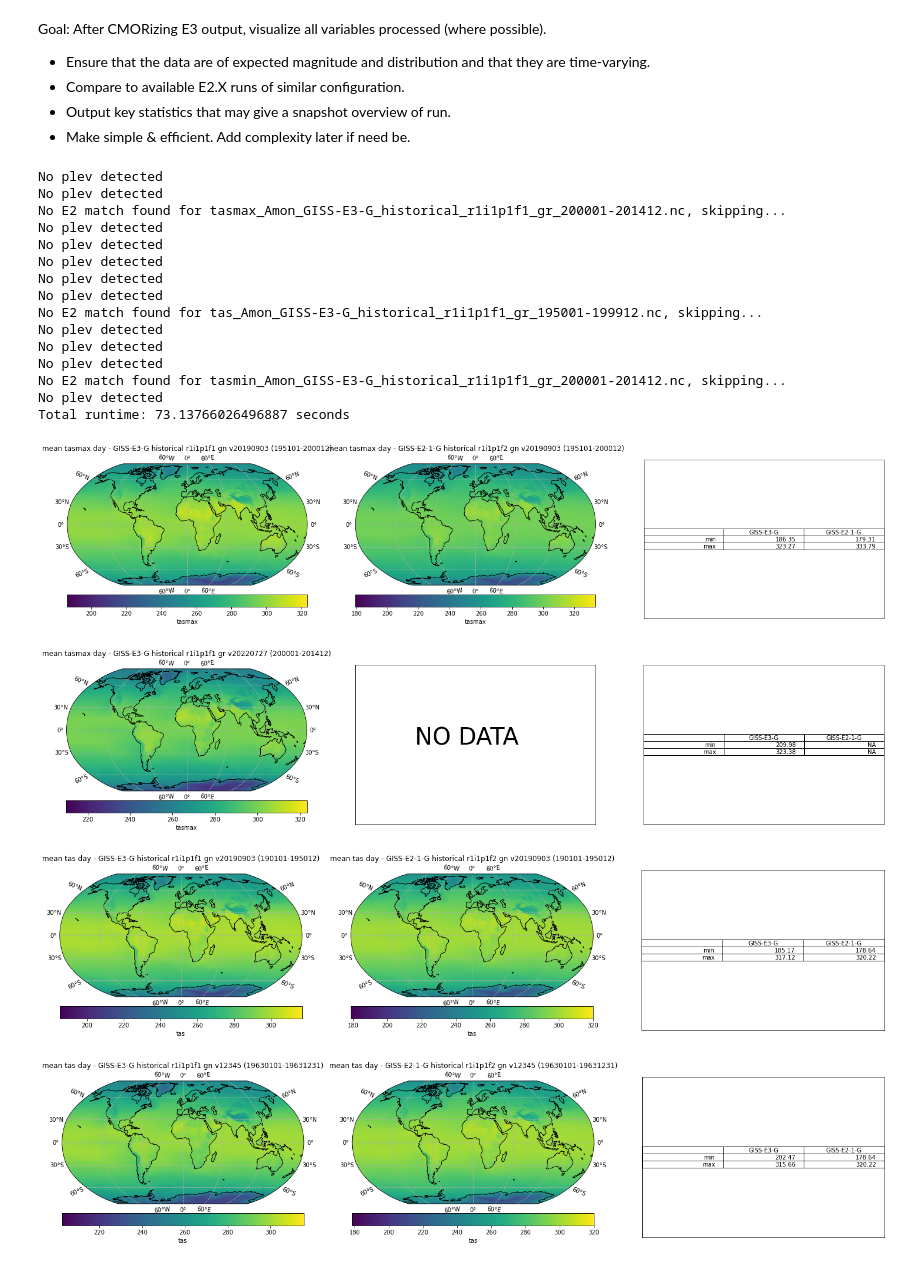
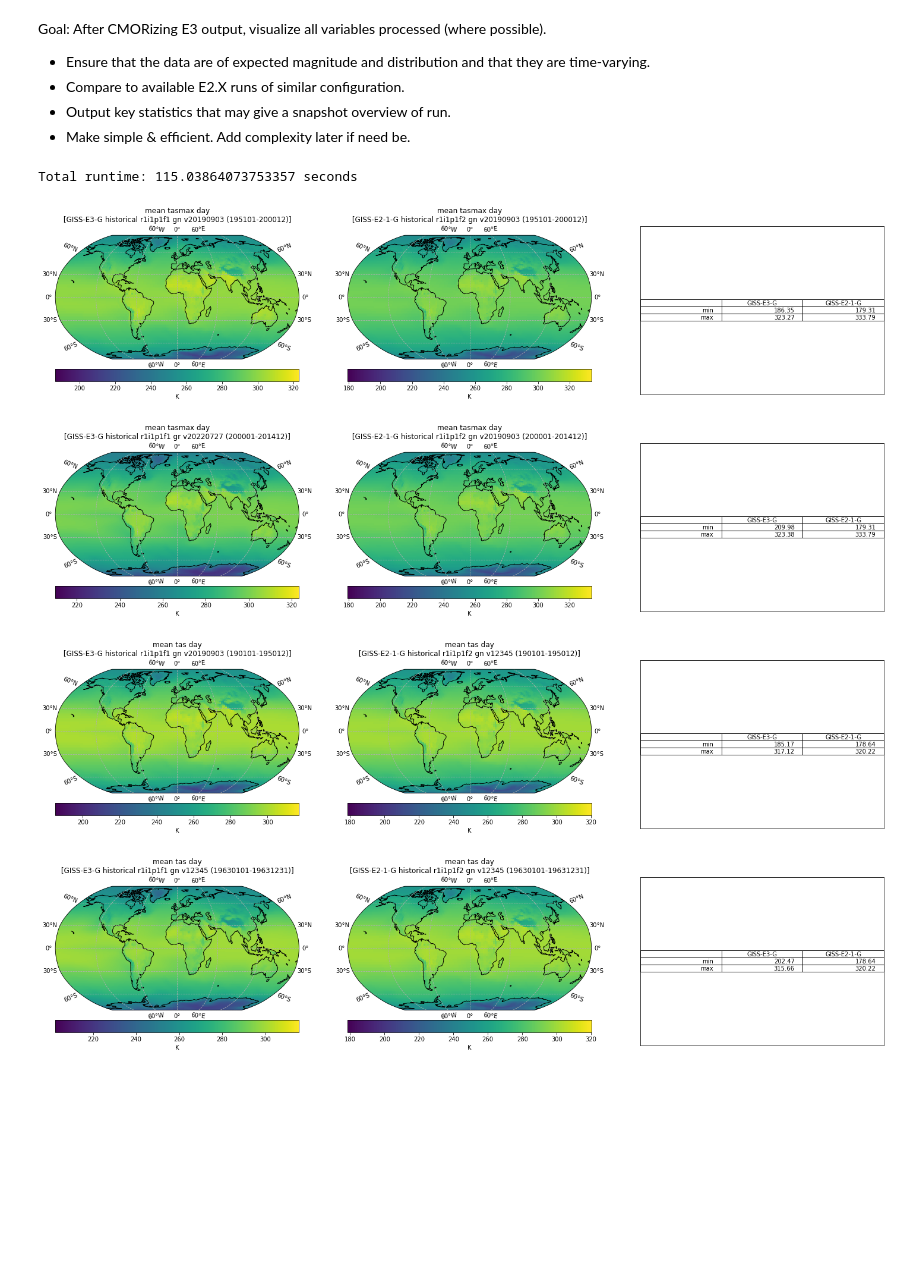
Before and after one commit to Mte2112/cmip6_plotcheck, a Jupyter notebook: cmor_plotcheck.ipynb, the cells around one changed output. Cells and saved outputs as stored; diff of their text form; code cells hidden in the pictures; blank space fills up the shorter version.

Commit message:
inclusion of logic to handle native and regridded grids. colorbar labeling

```diff
--- a/cmor_plotcheck.ipynb
+++ b/cmor_plotcheck.ipynb
@@ -38,6 +38,7 @@ os.chdir(outdir)
 ###################################################################################################################################################
 
 # Loop through the E3 directory
+
 for direc3 in glob.glob(allvarsE3):
     os.chdir(outdir)
 
@@ -51,6 +52,7 @@ for direc3 in glob.glob(allvarsE3):
     # Get relevant varname & frequency
     freq = direc3.split("/")[-4]
     varname = direc3.split("/")[-3]
+    gride3 = direc3.split("/")[-2]
     modelv2 = runE2.split('CMIP6')[1].split('/')[3]
     # modelv2 = direc2.split("/")[-7]  # A problem when e2 directory structure not the same
     modelv3 = direc3.split("/")[-7]
@@ -73,14 +75,29 @@ for direc3 in glob.glob(allvarsE3):
         # Verify that E2 variable exists, and carry on
         varexist = 1
     else:
-        print("No E2 match found for " + fileE3.split('/')[-1] + ", skipping...")
-        dsE2 = None
-        varexist = 0
+        # Check if there is a native grid E2 match to E3 regridded
+        if gride3 == "gr":
+            e2path_full_native = e2path_full.replace("/gr/", "/gn/")
+            direc2 = glob.glob(e2path_full_native)
+            direc2 = direc2[0]
+            os.chdir(direc2) # if this fails, there was no path found (aka no matching data)
+            fileE2 = cpt.get_sample(direc2, outdir)
+            #fileE2 = sample
+
+            # creat e2 dataset
+            dsE2 = xr.open_dataset(fileE2)
+
+            # Verify that E2 variable exists, and carry on
+            varexist = 1
+        else:
+            print("No E2 match found for " + fileE3.split('/')[-1] + ", skipping...")
+            dsE2 = None
+            varexist = 0
 
     # Check for num dimensions
-    dsE3 = cpt.check_dim(dsE3)
+    dsE3 = cpt.check_dim(dsE3, varname)
     if varexist == 1:
-        dsE2 = cpt.check_dim(dsE2)
+        dsE2 = cpt.check_dim(dsE2, varname)
 
     arr_arr = cpt.getstats(dsE3, dsE2, varexist, varname)
     arr_arr_str = ["maxval", "minval", "timemean", "vmax", "vmin"]
@@ -91,20 +108,30 @@ for direc3 in glob.glob(allvarsE3):
 
     # Title
     years = fileE3.split('_')[-1].split('.')[0]
-    m3title = "mean " + varname + " " + freq + " - " + direc3.split("/")[-7] + " " + direc3.split("/")[-6] + " " + direc3.split("/")[-5] + " " + direc3.split("/")[-2] + " " + direc3.split("/")[-1] + " " + "(" + years + ")"
+    m3title = "mean " + varname + " " + freq + "\n" + " [" + direc3.split("/")[-7] + " " + direc3.split("/")[-6] + " " + direc3.split("/")[-5] + " " + direc3.split("/")[-2] + " " + direc3.split("/")[-1] + " " + "(" + years + ")" + "] "
     if varexist == 1:
-        m2title = "mean " + varname + " " + freq + " - " + direc2.split("/")[-7] + " " + direc2.split("/")[-6] + " " + direc2.split("/")[-5] + " " + direc3.split("/")[-2] + " " + direc3.split("/")[-1] + " " + "(" + years + ")"
+        m2title = "mean " + varname + " " + freq + "\n" + " [" + direc2.split("/")[-7] + " " + direc2.split("/")[-6] + " " + direc2.split("/")[-5] + " " + direc2.split("/")[-2] + " " + direc2.split("/")[-1] + " " + "(" + years + ")" + "] "
 
     # Plot vals
     fig, axes = plt.subplots(nrows=1, ncols=3, figsize = (25, 13))
-    plt.subplots_adjust(hspace = 0.6)
+    plt.subplots_adjust(hspace = 0.5)
     central_lon = 0
     ax = plt.axes(projection=ccrs.Robinson())
+
+    # Get cbar labels
+    try:
+        labele3 = dsE3[varname].attrs["units"]
+    except:
+        labele3 = varname
+    try:
+        labele2 = dsE2[varname].attrs["units"]
+    except:
+        labele2 = varname
 
     # E3
     ax1 = plt.subplot(2, 3, 1, projection=ccrs.Robinson(central_lon))
     ax1.gridlines(crs=ccrs.PlateCarree(), draw_labels=True, linestyle='--')
-    timemean[0].plot(transform=ccrs.PlateCarree(), cbar_kwargs={'orientation':'horizontal','pad': 0.06},
+    timemean[0].plot(transform=ccrs.PlateCarree(), cbar_kwargs={'orientation':'horizontal','pad': 0.06, 'label':labele3},
                     vmax = maxval[0], vmin = minval[0])
     plt.title(m3title)
     ax1.coastlines();
@@ -113,56 +140,42 @@ for direc3 in glob.glob(allvarsE3):
     if varexist == 1:
         ax2 = plt.subplot(2, 3, 2, projection=ccrs.Robinson(central_lon))
         ax2.gridlines(crs=ccrs.PlateCarree(), draw_labels=True, linestyle='--')
-        timemean[1].plot(transform=ccrs.PlateCarree(), cbar_kwargs={'orientation':'horizontal','pad': 0.06},
+        timemean[1].plot(transform=ccrs.PlateCarree(), cbar_kwargs={'orientation':'horizontal','pad': 0.06, 'label':labele3},
                         vmax = maxval[1], vmin = minval[1])
         plt.title(m2title)
         ax2.coastlines();
     else:
         ax2 = plt.subplot(2, 3, 2)#projection=ccrs.Robinson(central_lon))
         ax2.text(0.25, 0.5, 'NO DATA', fontsize = 40)
         plt.xticks([])
         plt.yticks([])
 
     # Key statistics
     df = pd.DataFrame()
     df[" "] = ["min", "max"]
 
     df[modelv3] = [np.round(minval[0], 2), np.round(maxval[0], 2)]
     try:
         df[modelv2] = [np.round(minval[1], 2), np.round(maxval[1], 2)]
     except: # If no  E2 data, rounding will not work. Just append "NA" string
         df[modelv2] = [minval[1], maxval[1]]
 
     ax3 = plt.subplot(2, 3, 3)
     ax3.table(cellText=df.values, colLabels=df.keys(), loc='center')
     plt.xticks([])
     plt.yticks([])
 
     # Save figure
     pp.savefig()
 pp.close()
 
 
 end = time.time()
 totalt = end - start
 print("Total runtime: " + str(totalt) + " seconds")
 # %% [output]
-No plev detected
-No plev detected
-No E2 match found for tasmax_Amon_GISS-E3-G_historical_r1i1p1f1_gr_200001-201412.nc, skipping...
-No plev detected
-No plev detected
-No plev detected
-No plev detected
-No plev detected
-No E2 match found for tas_Amon_GISS-E3-G_historical_r1i1p1f1_gr_195001-199912.nc, skipping...
-No plev detected
-No plev detected
-No plev detected
-No E2 match found for tasmin_Amon_GISS-E3-G_historical_r1i1p1f1_gr_200001-201412.nc, skipping...
-No plev detected
-Total runtime: 73.13766026496887 seconds
+Total runtime: 115.03864073753357 seconds
-[figure, old version]
+[figure, new version]
-[figure, old version]
+[figure, new version]
-[figure, old version]
+[figure, new version]
-[figure, old version]
+[figure, new version]
```
Also changed, not shown: parts of 2 cells of this notebook.
